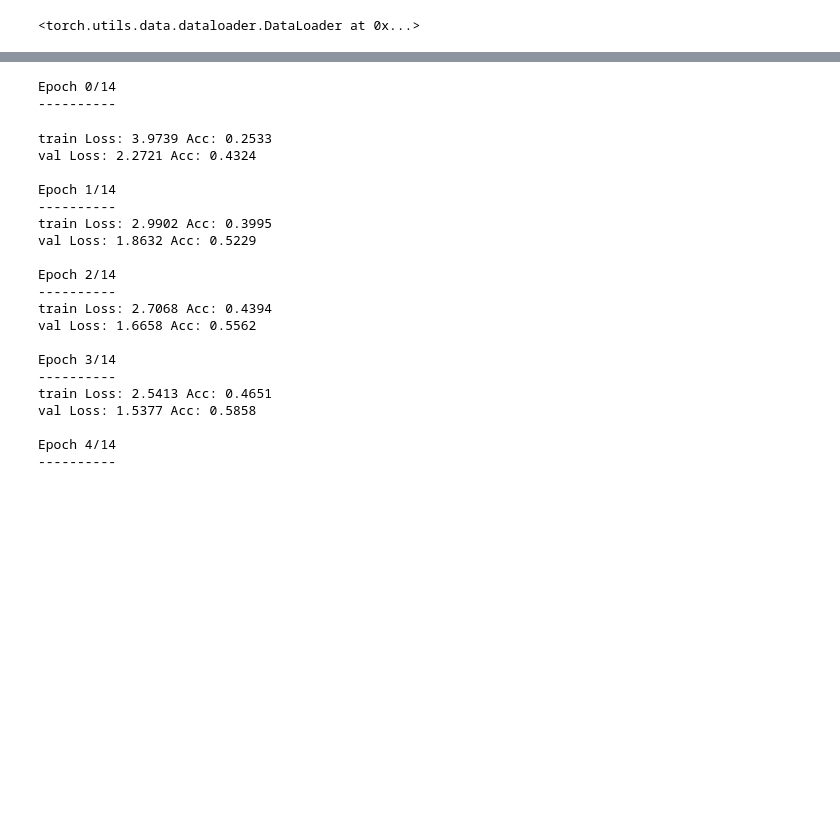
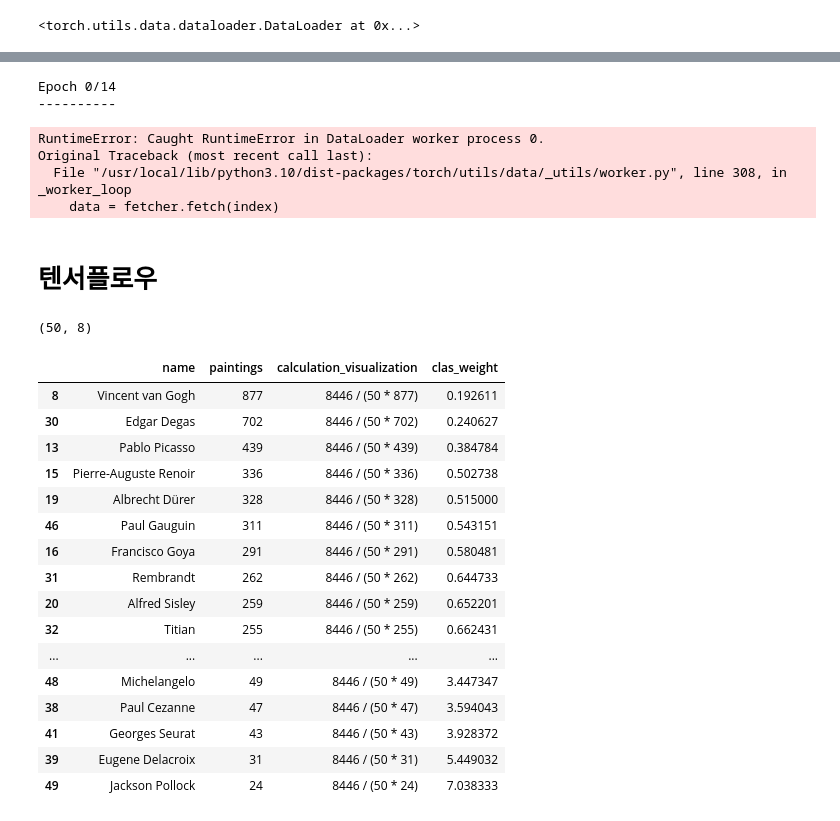
Before and after one commit to yoonwanggyu/Alpaco_BootCamp_Project, a Jupyter notebook: 이미지_프로젝트(05.13~05.29)/이미지_프로젝트.ipynb, the cells around one changed output, grey strips where cells are left out. Drawn from its saved outputs; the diff is of its cells as text; code cells hidden in the pictures; blank space fills up the shorter version.

```diff
--- a/이미지_프로젝트(05.13~05.29)/이미지_프로젝트.ipynb
+++ b/이미지_프로젝트(05.13~05.29)/이미지_프로젝트.ipynb
@@ -520,26 +577,12 @@ Params to learn:
 # %%
 # Train and evaluate
-model_ft, hist = train_model(model_ft, dataloaders_dict, criterion, optimizer_ft, num_epochs=num_epochs, is_inception=(model_name=="inception"))
+model_ft, hist = train_model(model_ft, dataloaders_dict, criterion, optimizer_ft, num_epochs=num_epochs)
 # %% [output]
 Epoch 0/14
 ----------
-train Loss: 3.9739 Acc: 0.2533
-val Loss: 2.2721 Acc: 0.4324
-
-Epoch 1/14
-----------
-train Loss: 2.9902 Acc: 0.3995
-val Loss: 1.8632 Acc: 0.5229
-
-Epoch 2/14
-----------
-train Loss: 2.7068 Acc: 0.4394
-val Loss: 1.6658 Acc: 0.5562
-
-Epoch 3/14
-----------
-train Loss: 2.5413 Acc: 0.4651
-val Loss: 1.5377 Acc: 0.5858
-
-Epoch 4/14
-----------
+RuntimeError: Caught RuntimeError in DataLoader worker process 0.
+Original Traceback (most recent call last):
+  File "/usr/local/lib/python3.10/dist-packages/torch/utils/data/_utils/worker.py", line 308, in _worker_loop
+    data = fetcher.fetch(index)
+# %% [markdown]
+# 텐서플로우
@@ -545,0 +609,32 @@ Epoch 4/14
+# %%
+artists = pd.read_csv("/content/drive/MyDrive/artists.csv")
+artists.shape
+# %% [output]
+(50, 8)
+# %%
+artists = artists.sort_values(by=['paintings'], ascending=False)
+artists = artists[['name','paintings']]
+# %%
+total_paintings = artists.paintings.sum()
+total_artists = artists.shape[0]
+artists['calculation_visualization'] = (artists['paintings'].apply(lambda x : f"{total_paintings} / ({total_artists} * {x})"))
+artists['clas_weight'] = total_paintings / (total_artists * artists['paintings'])
+artists
+# %% [output]
+|  | name | paintings | calculation_visualization | clas_weight |
+| 8 | Vincent van Gogh | 877 | 8446 / (50 * 877) | 0.192611 |
+| 30 | Edgar Degas | 702 | 8446 / (50 * 702) | 0.240627 |
+| 13 | Pablo Picasso | 439 | 8446 / (50 * 439) | 0.384784 |
+| 15 | Pierre-Auguste Renoir | 336 | 8446 / (50 * 336) | 0.502738 |
+| 19 | Albrecht Dürer | 328 | 8446 / (50 * 328) | 0.515000 |
+| 46 | Paul Gauguin | 311 | 8446 / (50 * 311) | 0.543151 |
+| 16 | Francisco Goya | 291 | 8446 / (50 * 291) | 0.580481 |
+| 31 | Rembrandt | 262 | 8446 / (50 * 262) | 0.644733 |
+| 20 | Alfred Sisley | 259 | 8446 / (50 * 259) | 0.652201 |
+| 32 | Titian | 255 | 8446 / (50 * 255) | 0.662431 |
+| ... | ... | ... | ... | ... |
+| 48 | Michelangelo | 49 | 8446 / (50 * 49) | 3.447347 |
+| 38 | Paul Cezanne | 47 | 8446 / (50 * 47) | 3.594043 |
+| 41 | Georges Seurat | 43 | 8446 / (50 * 43) | 3.928372 |
+| 39 | Eugene Delacroix | 31 | 8446 / (50 * 31) | 5.449032 |
+| 49 | Jackson Pollock | 24 | 8446 / (50 * 24) | 7.038333 |
```
Also changed, not shown: parts of 29 cells of this notebook.
